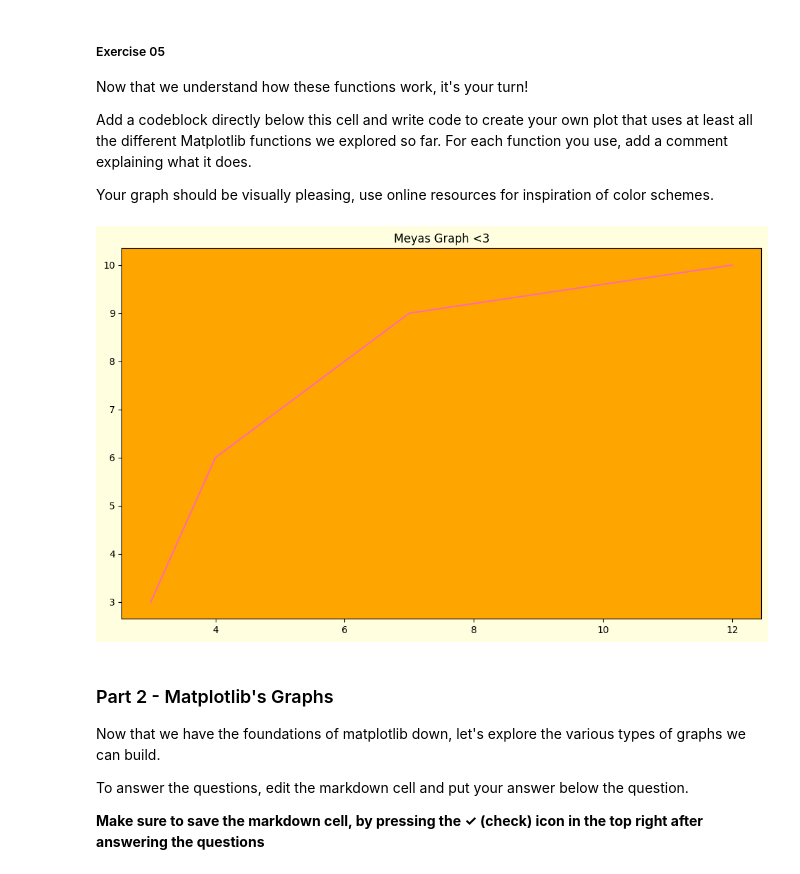
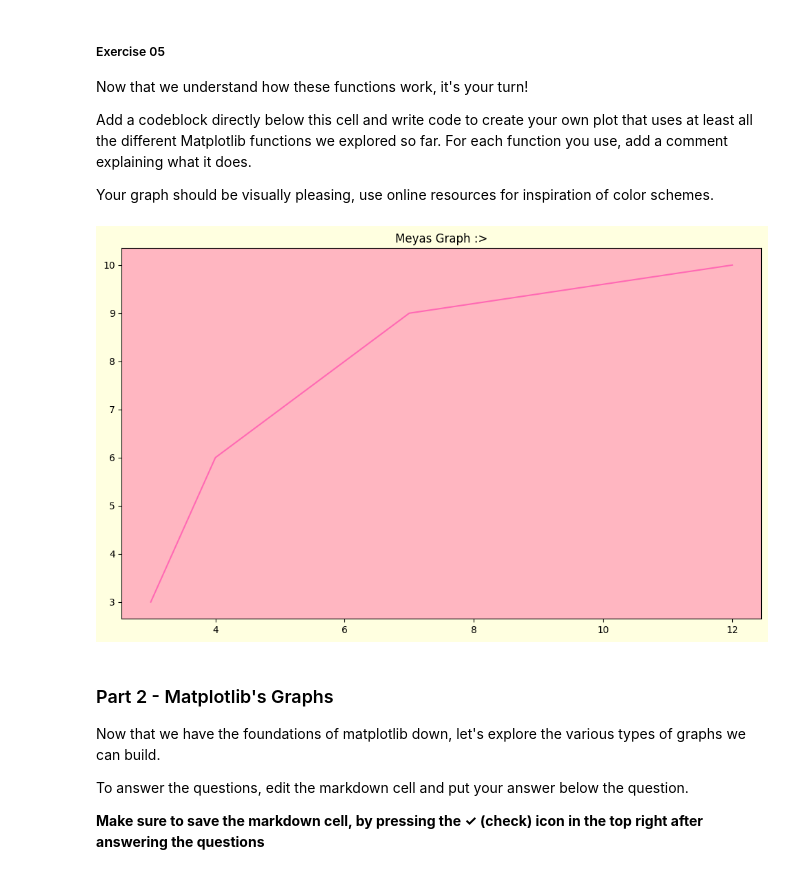
Before and after one commit to mangosmeyaa/unit-3-ai, a Jupyter notebook: 02-intro/intro-to-notebooks.ipynb, the cells around one changed output. Saved outputs shown, nothing was run; the diff lists cells and outputs as text; code cells hidden in the pictures.

```diff
--- a/02-intro/intro-to-notebooks.ipynb
+++ b/02-intro/intro-to-notebooks.ipynb
@@ -236,14 +236,16 @@ For each function you use, add a comment explaining what it does.
 
 Your graph should be visually pleasing, use online resources for inspiration of color schemes.
 # %%
+import matplotlib.pyplot as plt
+
 plt.figure(figsize=(12, 7), facecolor='lightyellow')
 plt.plot([3, 4, 7, 12],[3, 6, 9, 10], color='hotpink')
 ax = plt.gca()
-ax.set_facecolor('orange')
-plt.title('Meyas Graph <3')
+ax.set_facecolor('lightpink')
+plt.title('Meyas Graph :>')
 plt.show()
 # %% [output]
-[figure, old version]
+[figure, new version]
 # %% [markdown]
 ### Part 2 - Matplotlib's Graphs
 Now that we have the foundations of matplotlib down, let's explore the various types of graphs we can build.
```
Also changed, not shown: 1 other file.
